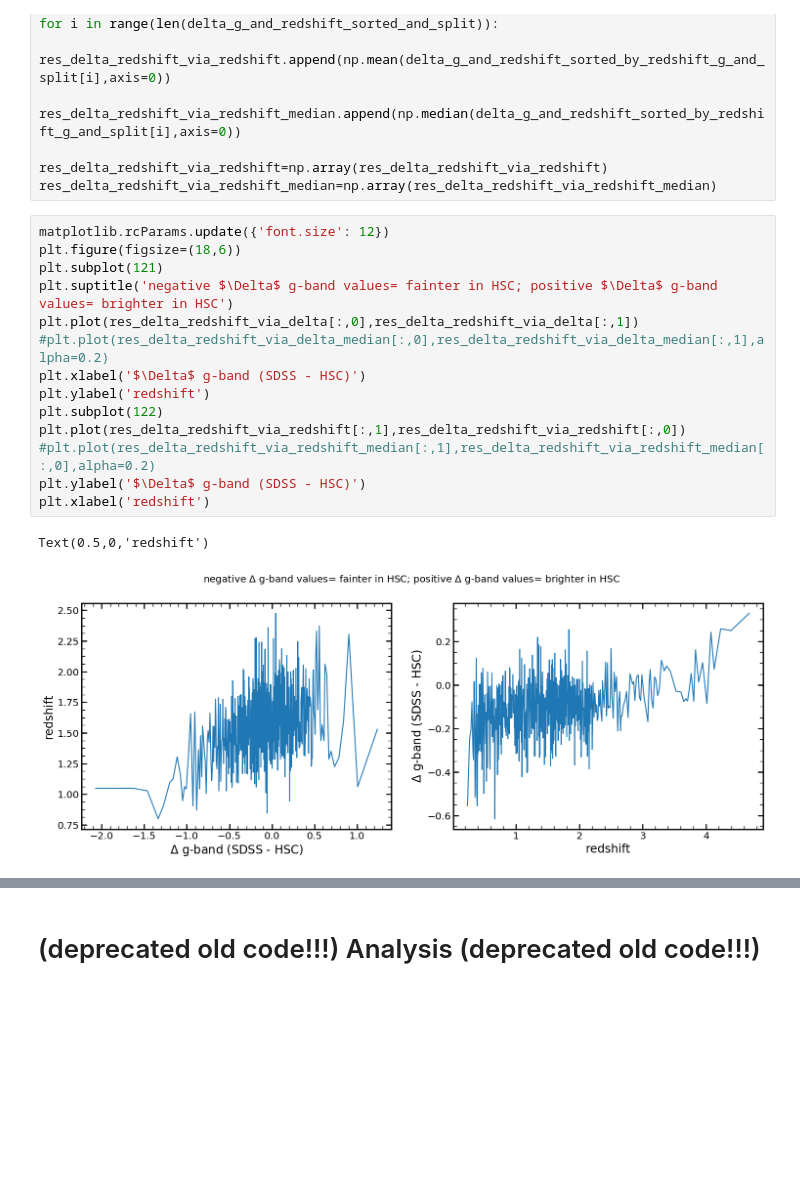
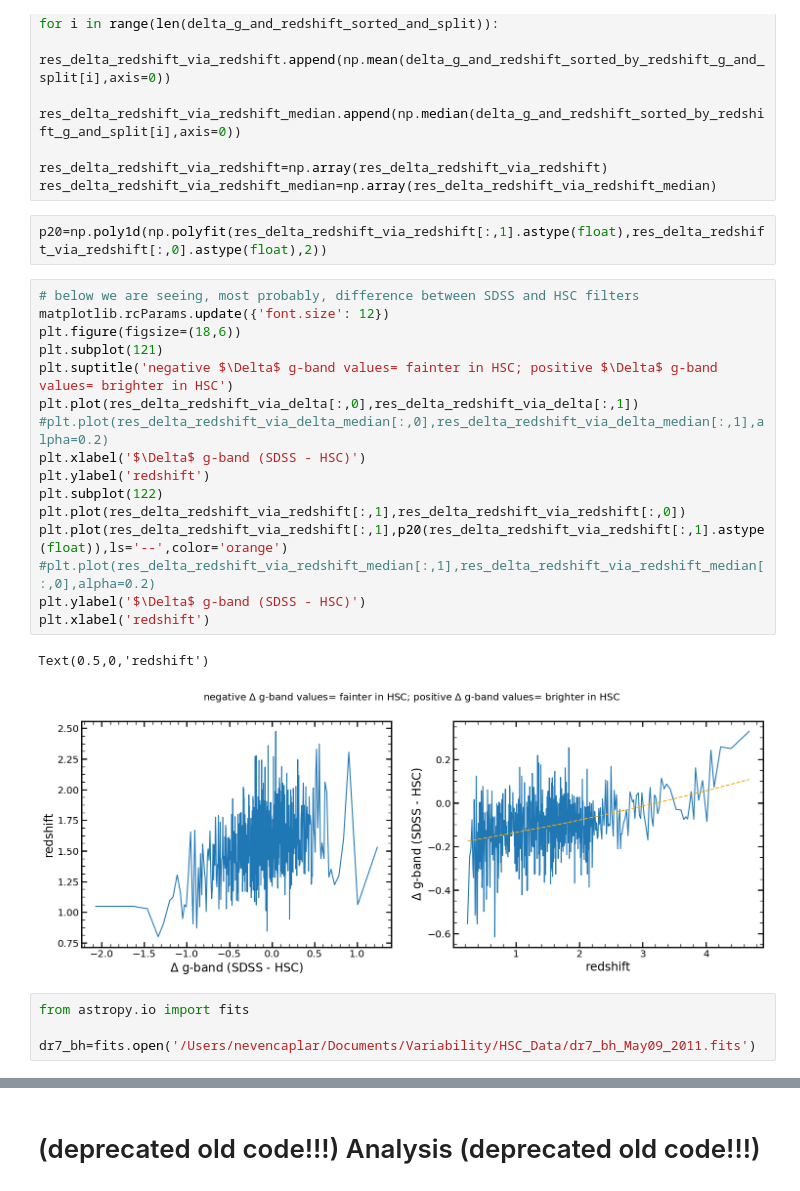
Before and after one commit to nevencaplar/Variability, a Jupyter notebook: HSC/HSC_Changed_QSO.ipynb, the cells around one changed output, grey strips where cells are left out. Cells and saved outputs as stored; diff of their text form; blank space fills up the shorter version.

```diff
--- a/HSC/HSC_Changed_QSO.ipynb
+++ b/HSC/HSC_Changed_QSO.ipynb
@@ -618,20 +678,28 @@ for i in range(len(delta_g_and_redshift_sorted_and_split)):
 
 res_delta_redshift_via_redshift=np.array(res_delta_redshift_via_redshift)
 res_delta_redshift_via_redshift_median=np.array(res_delta_redshift_via_redshift_median)
+# %%
+p20=np.poly1d(np.polyfit(res_delta_redshift_via_redshift[:,1].astype(float),res_delta_redshift_via_redshift[:,0].astype(float),2))
 # %%
+# below we are seeing, most probably, difference between SDSS and HSC filters
 matplotlib.rcParams.update({'font.size': 12})
 plt.figure(figsize=(18,6))
 plt.subplot(121)
 plt.suptitle('negative $\Delta$ g-band values= fainter in HSC; positive $\Delta$ g-band values= brighter in HSC')
 plt.plot(res_delta_redshift_via_delta[:,0],res_delta_redshift_via_delta[:,1])
 #plt.plot(res_delta_redshift_via_delta_median[:,0],res_delta_redshift_via_delta_median[:,1],alpha=0.2)
 plt.xlabel('$\Delta$ g-band (SDSS - HSC)')
 plt.ylabel('redshift')
 plt.subplot(122)
 plt.plot(res_delta_redshift_via_redshift[:,1],res_delta_redshift_via_redshift[:,0])
+plt.plot(res_delta_redshift_via_redshift[:,1],p20(res_delta_redshift_via_redshift[:,1].astype(float)),ls='--',color='orange')
 #plt.plot(res_delta_redshift_via_redshift_median[:,1],res_delta_redshift_via_redshift_median[:,0],alpha=0.2)
 plt.ylabel('$\Delta$ g-band (SDSS - HSC)')
 plt.xlabel('redshift')
 # %% [output]
 Text(0.5,0,'redshift')
-[figure, old version]
+[figure, new version]
+# %%
+from astropy.io import fits
+
+dr7_bh=fits.open('/Users/nevencaplar/Documents/Variability/HSC_Data/dr7_bh_May09_2011.fits')
```
Also changed, not shown: parts of 24 cells of this notebook, 1 other file.
